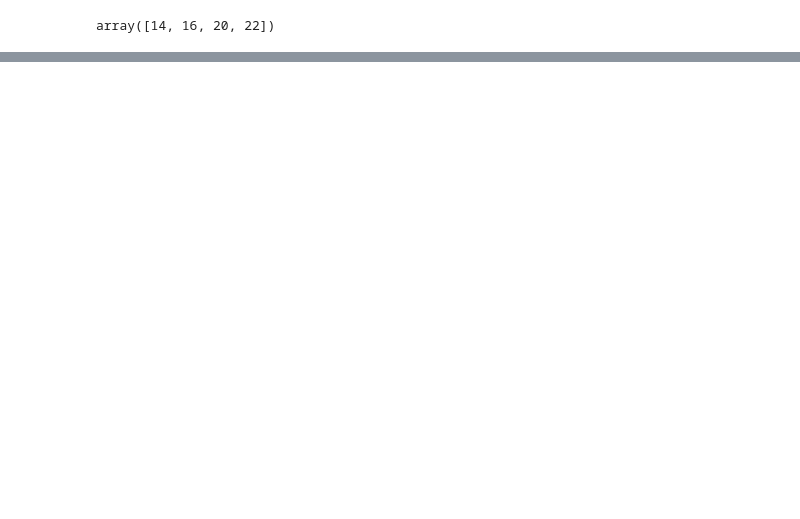
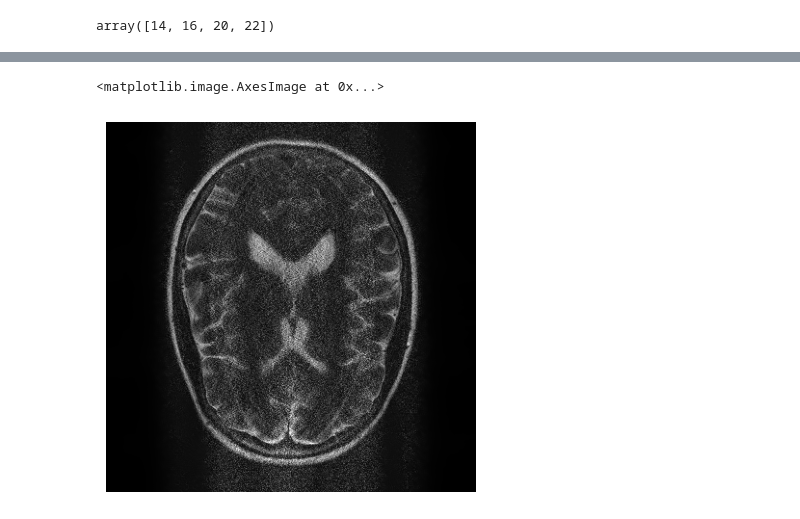
Before and after one commit to B0neh3ad/FastMRI_2024_shasha, a Jupyter notebook: eda.ipynb, the cells around one changed output, grey strips where cells are left out. Drawn from its saved outputs; the diff is of its cells as text; code cells hidden in the pictures; blank space fills up the shorter version.

Commit message:
Add denoising function in EDA notebook

```diff
--- a/eda.ipynb
+++ b/eda.ipynb
@@ -568,3 +572,11 @@ for acc in acc_list:
 np.unique(lb_img_slices)
 # %% [output]
 array([14, 16, 20, 22])
+# %%
+def denoising(img_slice):
+    maximum = np.max(img_slice)
+    img_slice *= 255.0 / maximum
+    img_slice = np.expand_dims(img_slice, axis=2).astype(np.uint8)
+    ret = np.squeeze(cv2.fastNlMeansDenoising(img_slice, None, 5, 5, 21)).astype(np.float32)
+    ret *= maximum / 255.0
+    return ret
@@ -570,0 +592,6 @@ array([14, 16, 20, 22])
+# %%
+plt.axis('off')
+plt.imshow(denoising(img_slice), cmap='gray')
+# %% [output]
+<matplotlib.image.AxesImage at 0x...>
+[figure, added]
```
Also changed, not shown: parts of 2 cells of this notebook.
